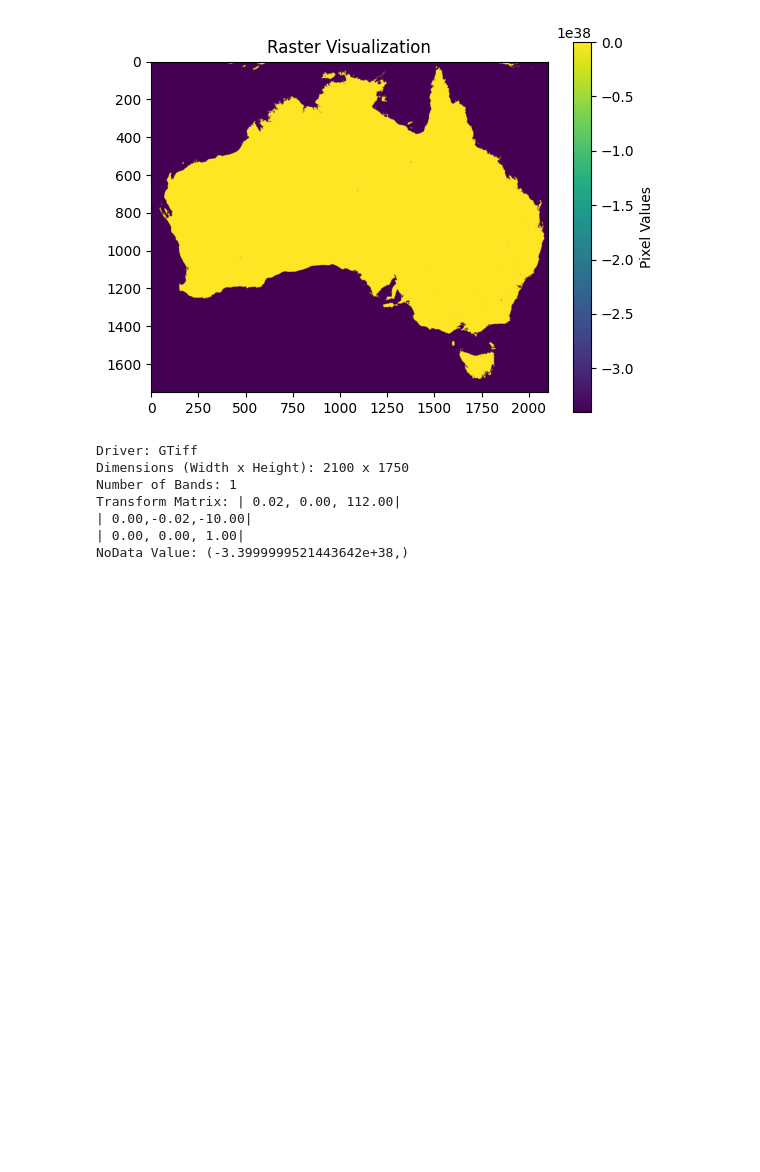
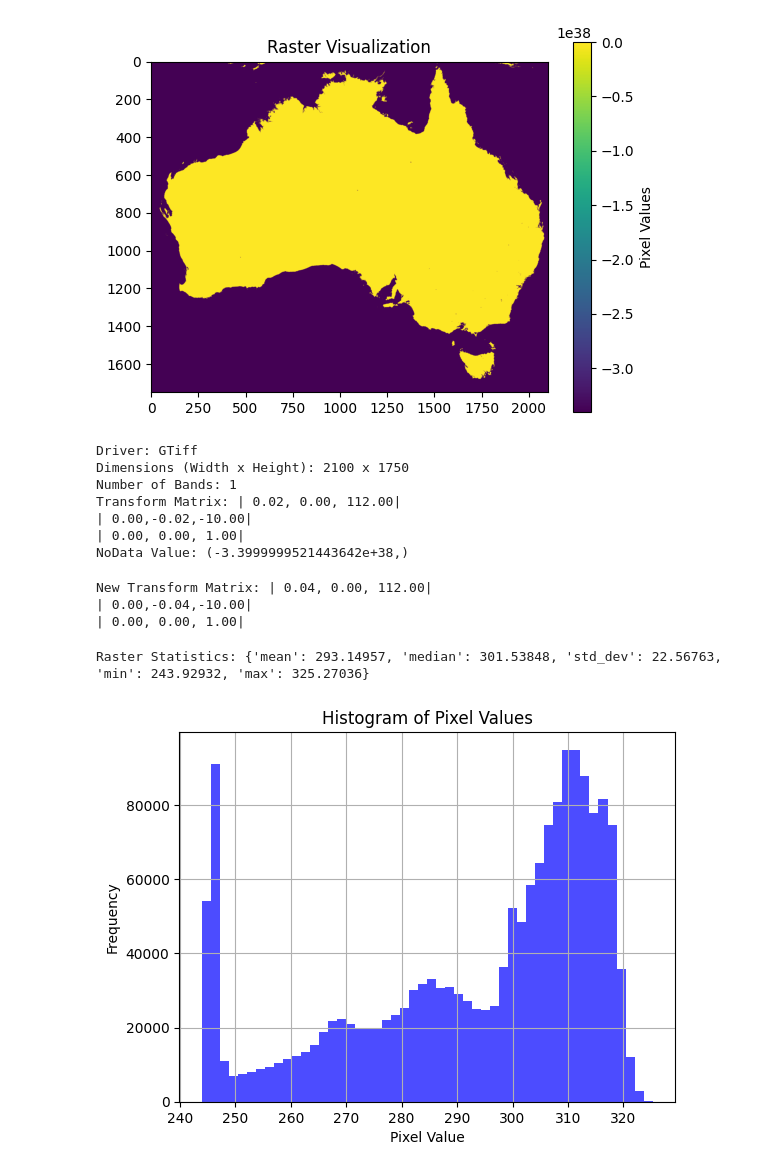
Before and after one commit to BhojRajBist/BhojRajBist, a Jupyter notebook: rasterio_basics.ipynb, the cells around one changed output. Cells and saved outputs as stored; diff of their text form; code cells hidden in the pictures; blank space fills up the shorter version.

Commit message:
"Histogram Visualization and the stats visualizationn"

```diff
--- a/rasterio_basics.ipynb
+++ b/rasterio_basics.ipynb
@@ -171,3 +171,59 @@ Transform Matrix: | 0.02, 0.00, 112.00|
 | 0.00,-0.02,-10.00|
 | 0.00, 0.00, 1.00|
 NoData Value: (-3.3999999521443642e+38,)
+# %%
+from rasterio.enums import Resampling
+
+# Open the raster and resample it
+with rasterio.open('/content/20230101000000_AHI_ANU_LSTv1.4.1_AusSubset.cog.tif') as src:
+    data = src.read(
+        out_shape=(
+            src.count,
+            int(src.height / 2),  # New height (half the original)
+            int(src.width / 2)    # New width (half the original)
+        ),
+        resampling=Resampling.bilinear
+    )
+    transform = src.transform * src.transform.scale(
+        (src.width / data.shape[-1]),
+        (src.height / data.shape[-2])
+    )
+
+print("New Transform Matrix:", transform)
+# %% [output]
+New Transform Matrix: | 0.04, 0.00, 112.00|
+| 0.00,-0.04,-10.00|
+| 0.00, 0.00, 1.00|
+# %%
+import numpy as np
+
+with rasterio.open('/content/20230101000000_AHI_ANU_LSTv1.4.1_AusSubset.cog.tif') as src:
+    data = src.read(1)  # Read the first band
+    data = data[data != src.nodata]  # Exclude NoData values
+
+    stats = {
+        'mean': np.mean(data),
+        'median': np.median(data),
+        'std_dev': np.std(data),
+        'min': np.min(data),
+        'max': np.max(data)
+    }
+
+print("Raster Statistics:", stats)
+# %% [output]
+Raster Statistics: {'mean': 293.14957, 'median': 301.53848, 'std_dev': 22.56763, 'min': 243.92932, 'max': 325.27036}
+# %%
+import matplotlib.pyplot as plt
+
+with rasterio.open('/content/20230101000000_AHI_ANU_LSTv1.4.1_AusSubset.cog.tif') as src:
+    data = src.read(1)
+    data = data[data != src.nodata]
+
+plt.hist(data.ravel(), bins=50, color='blue', alpha=0.7)
+plt.title('Histogram of Pixel Values')
+plt.xlabel('Pixel Value')
+plt.ylabel('Frequency')
+plt.grid(True)
+plt.show()
+# %% [output]
+[figure, added]
```
